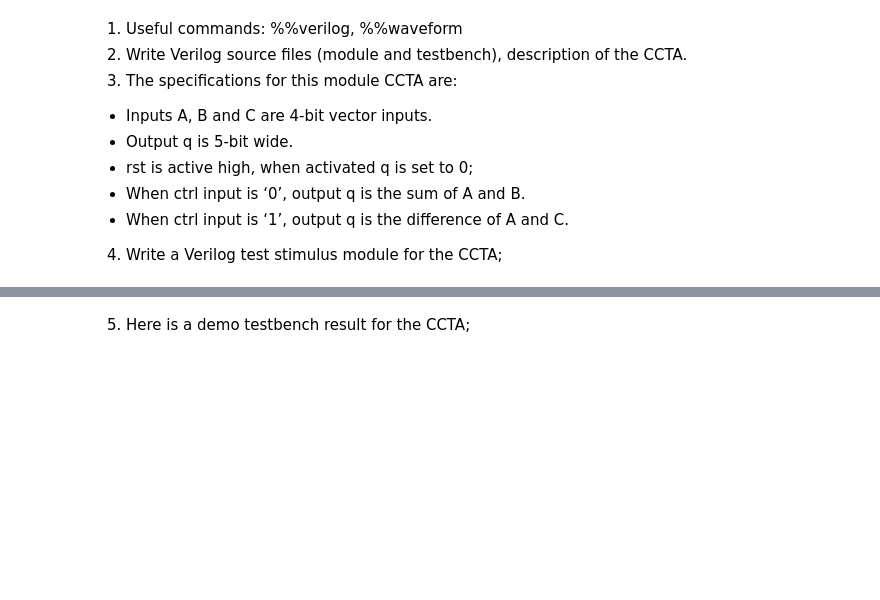
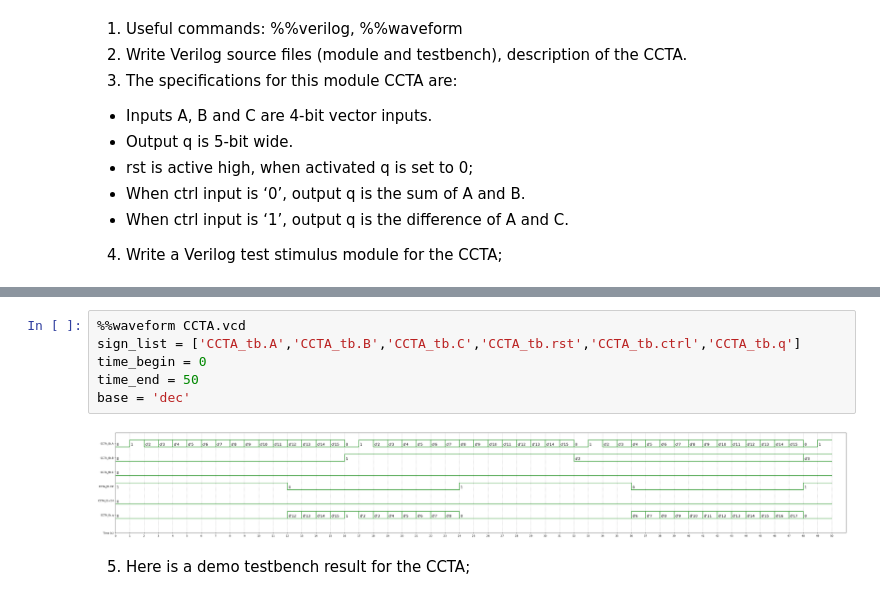
Before and after one commit to KodekLim/DSL_Exercise, a Jupyter notebook: VerilogGit_HW03_Homework.ipynb, the cells around one changed output, grey strips where cells are left out. Drawn from its saved outputs; the diff is of its cells as text; blank space fills up the shorter version.

```diff
--- a/VerilogGit_HW03_Homework.ipynb
+++ b/VerilogGit_HW03_Homework.ipynb
@@ -279,3 +481,11 @@ endmodule
+# %%
+%%waveform CCTA.vcd
+sign_list = ['CCTA_tb.A','CCTA_tb.B','CCTA_tb.C','CCTA_tb.rst','CCTA_tb.ctrl','CCTA_tb.q']
+time_begin = 0
+time_end = 50
+base = 'dec'
+# %% [output]
+[figure, added]
 # %% [markdown]
 5. Here is a demo testbench result for the CCTA;
 # %% [markdown]
```
Also changed, not shown: parts of 15 cells of this notebook.
